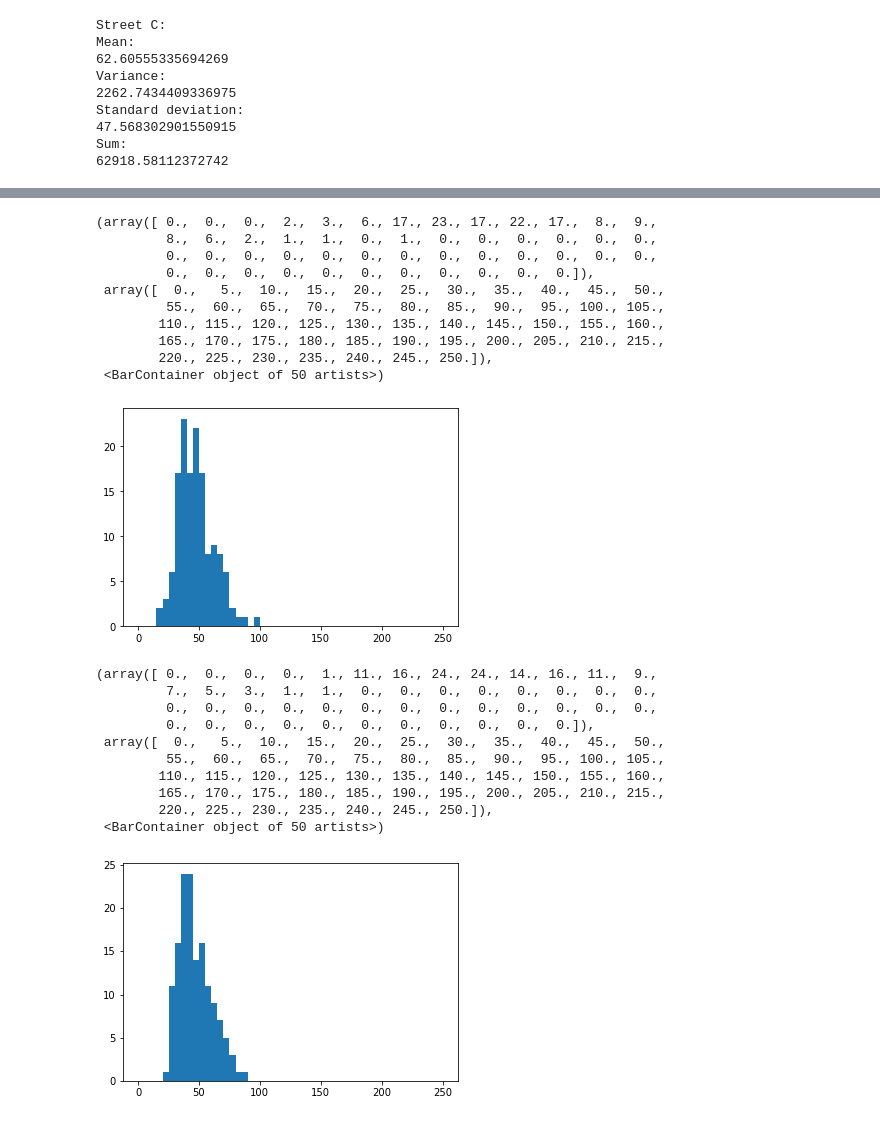
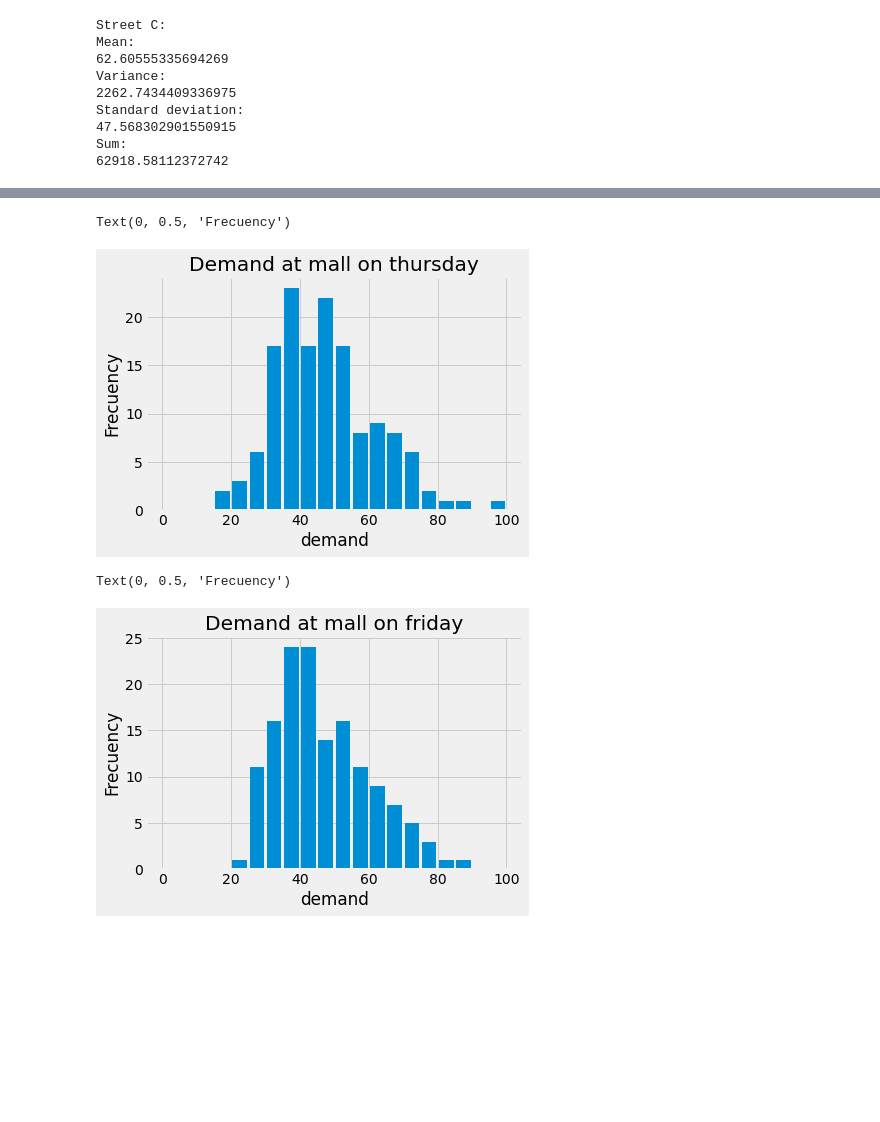
Before and after one commit to BDFteam/AcademicSkills2021, a Jupyter notebook: ex4.ipynb, the cells around one changed output, grey strips where cells are left out. Saved outputs shown, nothing was run; the diff lists cells and outputs as text; code cells hidden in the pictures; blank space fills up the shorter version.

```diff
--- a/ex4.ipynb
+++ b/ex4.ipynb
@@ -140,3 +158,11 @@ plt.hist(df.iloc[0:1004:7,3], bins = 50, range = [0,250]) #monday
 # %%
-plt.hist(df.iloc[1:1004:7,3], bins = 50, range = [0,250])
+bins=20
+binwidth=5
+bb=np.arange(0,bins*binwidth+0.001,binwidth)
+plt.hist(df.iloc[1:1004:7,3], bb, rwidth=0.85)
+plt.grid(True)
+plt.style.use('fivethirtyeight')
+plt.title("Demand at mall on tuesday")
+plt.xlabel("demand")
+plt.ylabel("Frecuency")
 # %% [output]
@@ -154,3 +171,11 @@ plt.hist(df.iloc[1:1004:7,3], bins = 50, range = [0,250])
 # %%
-plt.hist(df.iloc[2:1004:7,3], bins = 50, range = [0,250])
+bins=30
+binwidth=5
+bb=np.arange(0,bins*binwidth+0.001,binwidth)
+plt.hist(df.iloc[2:1004:7,3],  bb, rwidth=0.85)
+plt.grid(True)
+plt.style.use('fivethirtyeight')
+plt.title("Demand at mall on wednesday")
+plt.xlabel("demand")
+plt.ylabel("Frecuency")
 # %% [output]
@@ -168,29 +184,27 @@ plt.hist(df.iloc[2:1004:7,3], bins = 50, range = [0,250])
 # %%
-plt.hist(df.iloc[3:1004:7,3], bins = 50, range = [0,250])
+bins=20
+binwidth=5
+bb=np.arange(0,bins*binwidth+0.001,binwidth)
+plt.hist(df.iloc[3:1004:7,3],  bb, rwidth=0.85)
+plt.grid(True)
+plt.style.use('fivethirtyeight')
+plt.title("Demand at mall on thursday")
+plt.xlabel("demand")
+plt.ylabel("Frecuency")
 # %% [output]
-(array([ 0.,  0.,  0.,  2.,  3.,  6., 17., 23., 17., 22., 17.,  8.,  9.,
-         8.,  6.,  2.,  1.,  1.,  0.,  1.,  0.,  0.,  0.,  0.,  0.,  0.,
-         0.,  0.,  0.,  0.,  0.,  0.,  0.,  0.,  0.,  0.,  0.,  0.,  0.,
-         0.,  0.,  0.,  0.,  0.,  0.,  0.,  0.,  0.,  0.,  0.]),
- array([  0.,   5.,  10.,  15.,  20.,  25.,  30.,  35.,  40.,  45.,  50.,
-         55.,  60.,  65.,  70.,  75.,  80.,  85.,  90.,  95., 100., 105.,
-        110., 115., 120., 125., 130., 135., 140., 145., 150., 155., 160.,
-        165., 170., 175., 180., 185., 190., 195., 200., 205., 210., 215.,
-        220., 225., 230., 235., 240., 245., 250.]),
- <BarContainer object of 50 artists>)
+Text(0, 0.5, 'Frecuency')
-[figure, old version]
+[figure, new version]
 # %%
-plt.hist(df.iloc[4:1004:7,3], bins = 50, range = [0,250])
+bins=20
+binwidth=5
+bb=np.arange(0,bins*binwidth+0.001,binwidth)
+plt.hist(df.iloc[4:1004:7,3],  bb, rwidth=0.85)
+plt.grid(True)
+plt.style.use('fivethirtyeight')
+plt.title("Demand at mall on friday")
+plt.xlabel("demand")
+plt.ylabel("Frecuency")
 # %% [output]
-(array([ 0.,  0.,  0.,  0.,  1., 11., 16., 24., 24., 14., 16., 11.,  9.,
-         7.,  5.,  3.,  1.,  1.,  0.,  0.,  0.,  0.,  0.,  0.,  0.,  0.,
-         0.,  0.,  0.,  0.,  0.,  0.,  0.,  0.,  0.,  0.,  0.,  0.,  0.,
-         0.,  0.,  0.,  0.,  0.,  0.,  0.,  0.,  0.,  0.,  0.]),
- array([  0.,   5.,  10.,  15.,  20.,  25.,  30.,  35.,  40.,  45.,  50.,
-         55.,  60.,  65.,  70.,  75.,  80.,  85.,  90.,  95., 100., 105.,
-        110., 115., 120., 125., 130., 135., 140., 145., 150., 155., 160.,
-        165., 170., 175., 180., 185., 190., 195., 200., 205., 210., 215.,
-        220., 225., 230., 235., 240., 245., 250.]),
- <BarContainer object of 50 artists>)
+Text(0, 0.5, 'Frecuency')
-[figure, old version]
+[figure, new version]
 # %%
```
Also changed, not shown: parts of 11 cells of this notebook.
